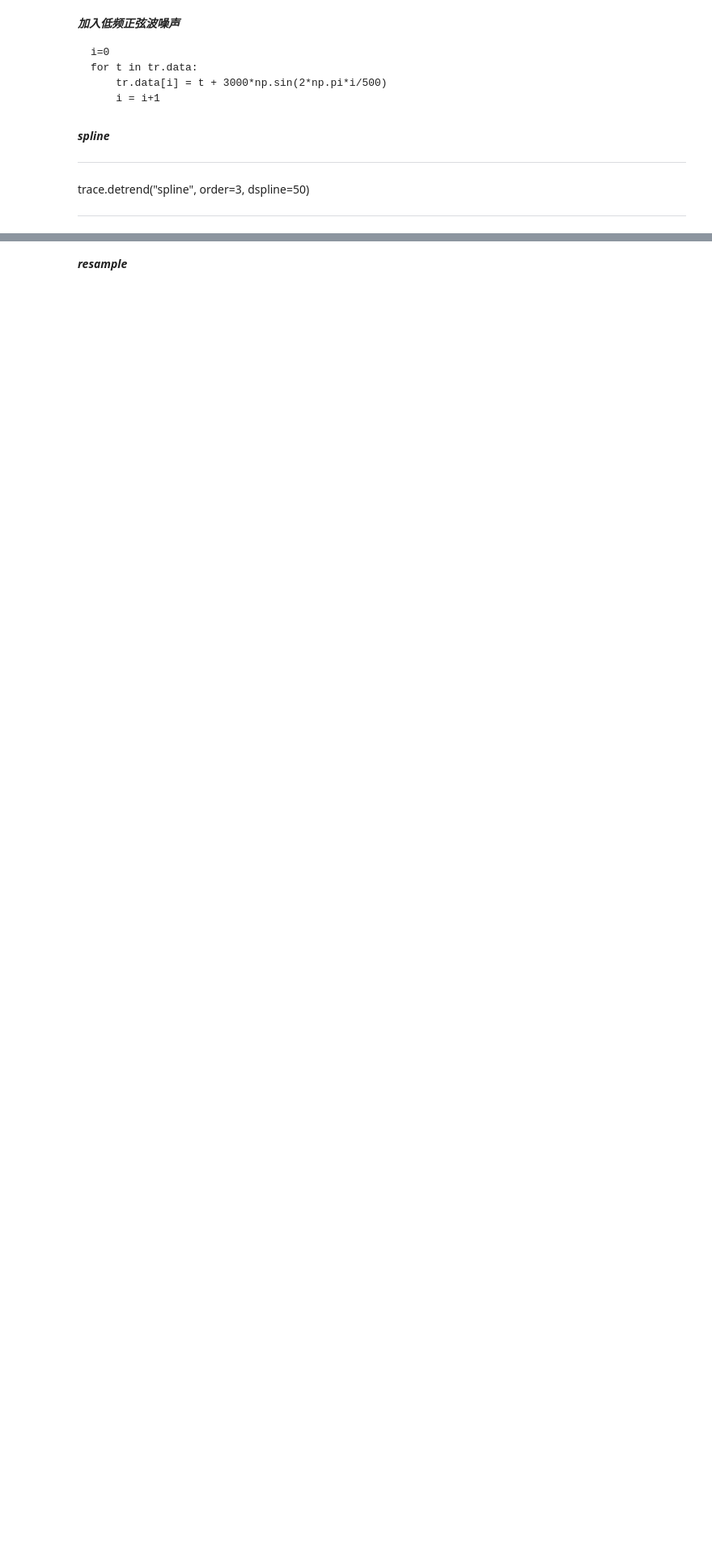
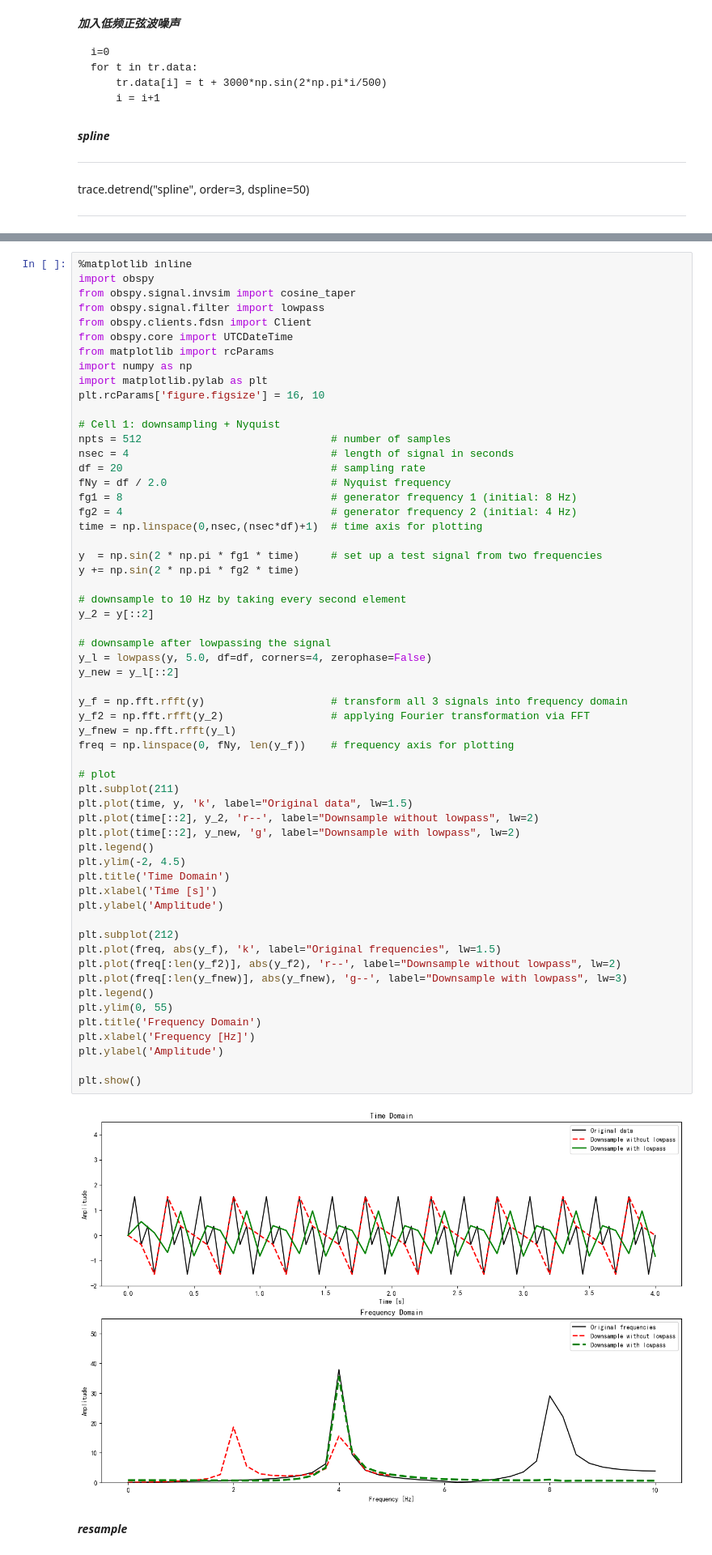
Before and after one commit to sssfeather/exerc, a Jupyter notebook: ipynb/ex_01.ipynb, the cells around one changed output, grey strips where cells are left out. Shown at 81% size. Saved outputs shown, nothing was run; the diff lists cells and outputs as text; blank space fills up the shorter version.

```diff
--- a/ipynb/ex_01.ipynb
+++ b/ipynb/ex_01.ipynb
@@ -249,3 +266,63 @@ plt.show()
+# %%
+%matplotlib inline
+import obspy
+from obspy.signal.invsim import cosine_taper
+from obspy.signal.filter import lowpass
+from obspy.clients.fdsn import Client
+from obspy.core import UTCDateTime
+from matplotlib import rcParams
+import numpy as np
+import matplotlib.pylab as plt
+plt.rcParams['figure.figsize'] = 16, 10
+
+# Cell 1: downsampling + Nyquist
+npts = 512                              # number of samples
+nsec = 4                                # length of signal in seconds
+df = 20                                 # sampling rate
+fNy = df / 2.0                          # Nyquist frequency
+fg1 = 8                                 # generator frequency 1 (initial: 8 Hz)
+fg2 = 4                                 # generator frequency 2 (initial: 4 Hz)
+time = np.linspace(0,nsec,(nsec*df)+1)  # time axis for plotting
+
+y  = np.sin(2 * np.pi * fg1 * time)     # set up a test signal from two frequencies
+y += np.sin(2 * np.pi * fg2 * time)
+
+# downsample to 10 Hz by taking every second element
+y_2 = y[::2]
+
+# downsample after lowpassing the signal
+y_l = lowpass(y, 5.0, df=df, corners=4, zerophase=False)
+y_new = y_l[::2]
+
+y_f = np.fft.rfft(y)                    # transform all 3 signals into frequency domain
+y_f2 = np.fft.rfft(y_2)                 # applying Fourier transformation via FFT
+y_fnew = np.fft.rfft(y_l)
+freq = np.linspace(0, fNy, len(y_f))    # frequency axis for plotting
+
+# plot
+plt.subplot(211)
+plt.plot(time, y, 'k', label="Original data", lw=1.5)
+plt.plot(time[::2], y_2, 'r--', label="Downsample without lowpass", lw=2)
+plt.plot(time[::2], y_new, 'g', label="Downsample with lowpass", lw=2)
+plt.legend()
+plt.ylim(-2, 4.5)
+plt.title('Time Domain')
+plt.xlabel('Time [s]')
+plt.ylabel('Amplitude')
+
+plt.subplot(212)
+plt.plot(freq, abs(y_f), 'k', label="Original frequencies", lw=1.5)
+plt.plot(freq[:len(y_f2)], abs(y_f2), 'r--', label="Downsample without lowpass", lw=2)
+plt.plot(freq[:len(y_fnew)], abs(y_fnew), 'g--', label="Downsample with lowpass", lw=3)
+plt.legend()
+plt.ylim(0, 55)
+plt.title('Frequency Domain')
+plt.xlabel('Frequency [Hz]')
+plt.ylabel('Amplitude')
+
+plt.show()
+# %% [output]
+[figure, added]
 # %% [markdown]
 ***resample***
 # %%
```
Also changed, not shown: parts of 1 cell of this notebook, 1 other file.
